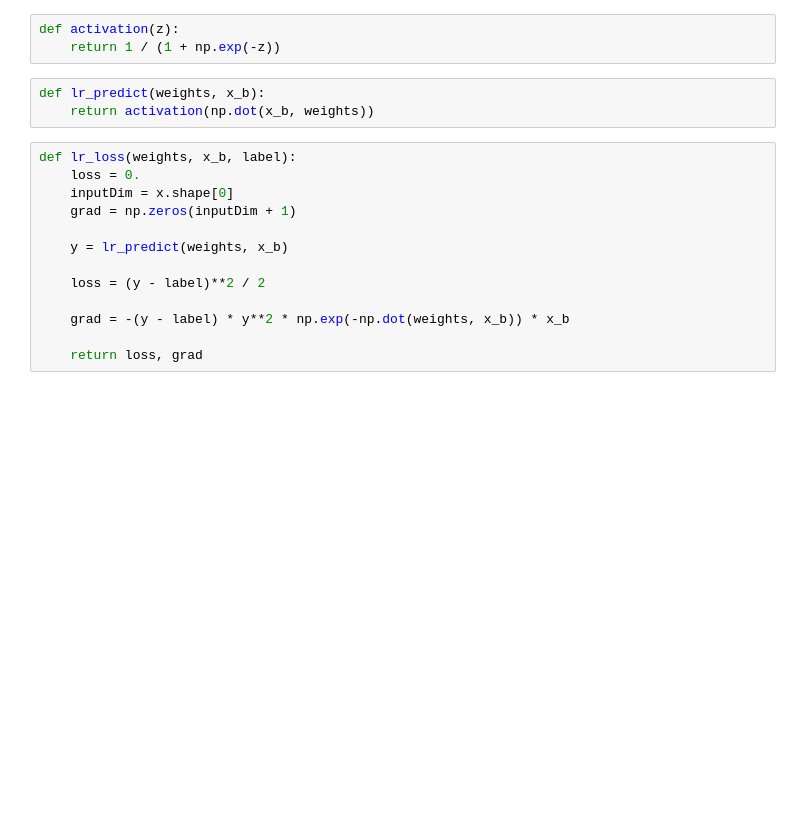
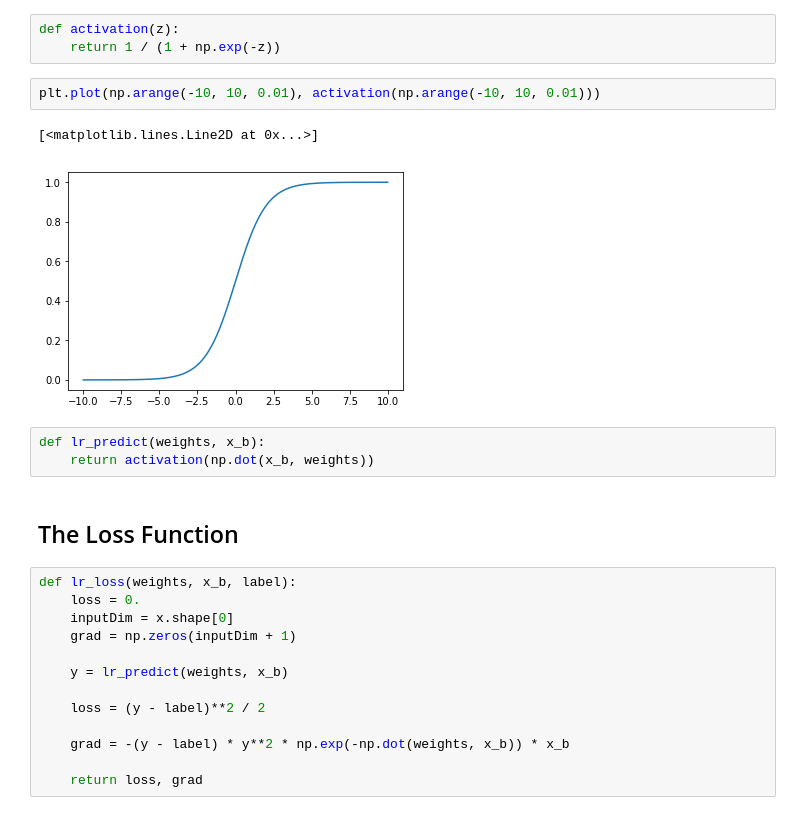
Before and after one commit to Markus-Goetz/gks-2019, a Jupyter notebook: Logistic Regression.ipynb, the cells around one changed output. Cells and saved outputs as stored; diff of their text form; blank space fills up the shorter version.

```diff
--- a/Logistic Regression.ipynb
+++ b/Logistic Regression.ipynb
@@ -31,9 +39,16 @@ plt.scatter(*zip(*x2))
 # %%
 def activation(z):
     return 1 / (1 + np.exp(-z))
+# %%
+plt.plot(np.arange(-10, 10, 0.01), activation(np.arange(-10, 10, 0.01)))
+# %% [output]
+[<matplotlib.lines.Line2D at 0x...>]
+[figure, added]
 # %%
 def lr_predict(weights, x_b):
     return activation(np.dot(x_b, weights))
+# %% [markdown]
+## The Loss Function
 # %%
 def lr_loss(weights, x_b, label):
     loss = 0.
```
Also changed, not shown: parts of 16 cells of this notebook.
